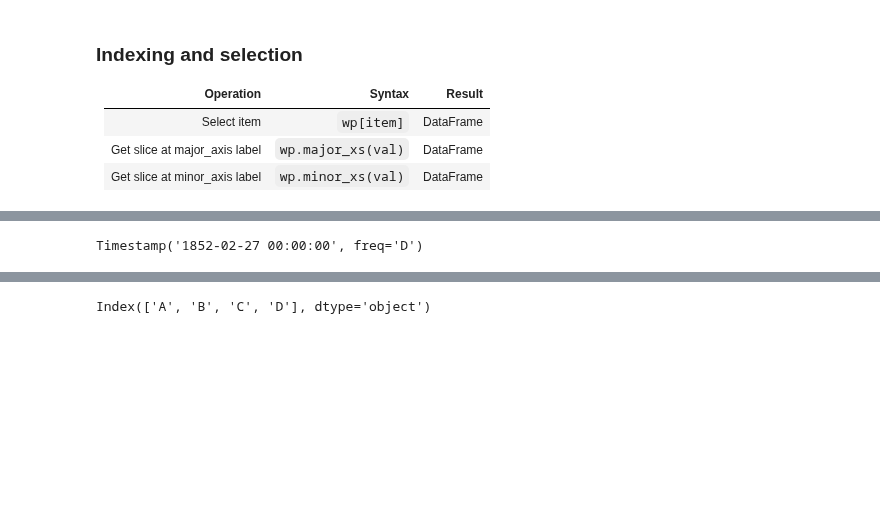
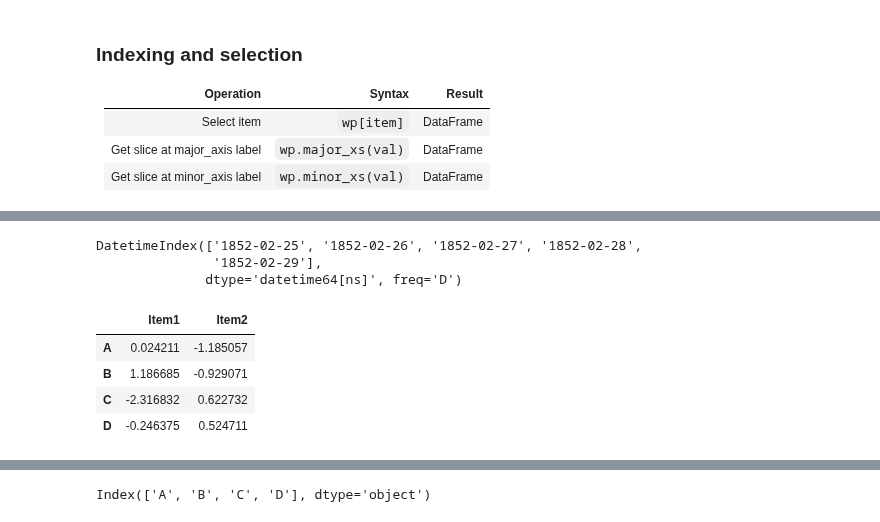
Before and after one commit to cuttlefishh/python-for-data-analysis, a Jupyter notebook: lessons/lesson18.ipynb, the cells around one changed output, grey strips where cells are left out. Drawn from its saved outputs; the diff is of its cells as text; code cells hidden in the pictures; blank space fills up the shorter version.

```diff
--- a/lessons/lesson18.ipynb
+++ b/lessons/lesson18.ipynb
@@ -435,7 +438,17 @@ panel1['Item1']
 # %%
-panel1.major_axis[2]
+panel1.major_axis
 # %% [output]
-Timestamp('1852-02-27 00:00:00', freq='D')
+DatetimeIndex(['1852-02-25', '1852-02-26', '1852-02-27', '1852-02-28',
+               '1852-02-29'],
+              dtype='datetime64[ns]', freq='D')
+# %%
+panel1.major_xs('1852-02-25')
+# %% [output]
+|  | Item1 | Item2 |
+| A | 0.024211 | -1.185057 |
+| B | 1.186685 | -0.929071 |
+| C | -2.316832 | 0.622732 |
+| D | -0.246375 | 0.524711 |
 # %%
 panel1.major_xs(panel1.major_axis[2])
 # %% [output]
```
Also changed, not shown: parts of 10 cells of this notebook.
